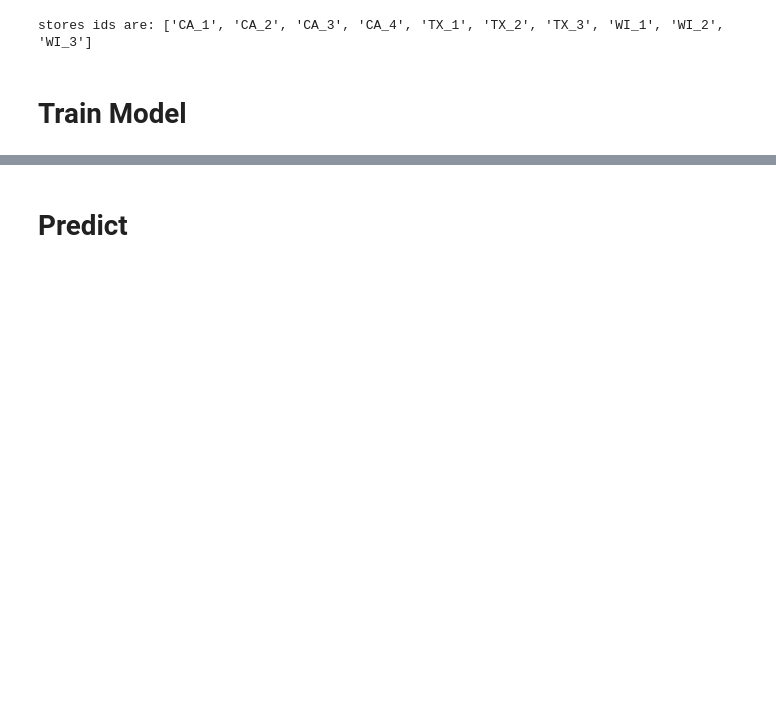
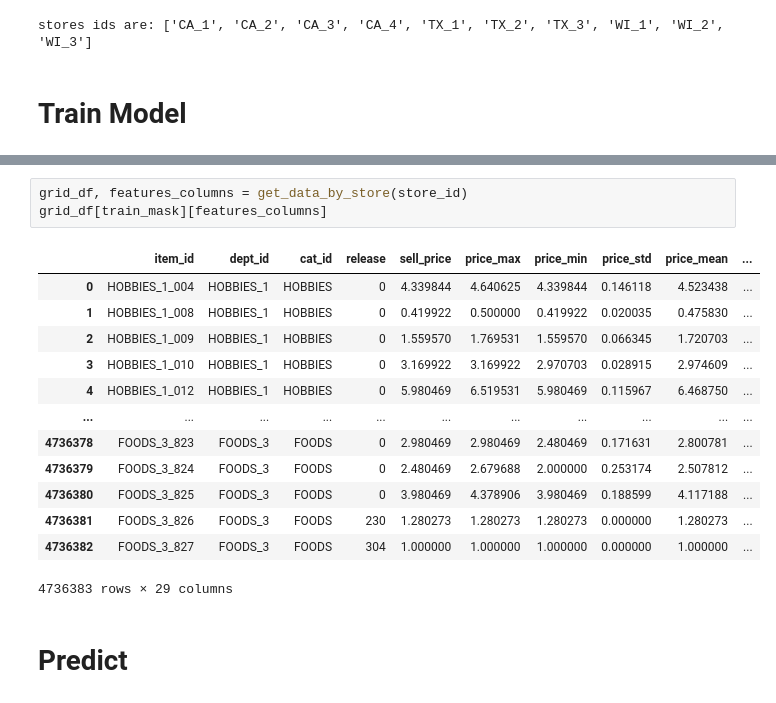
Before and after one commit to wkCircle/m5-accuracy-competition, a Jupyter notebook: m5-final-XX.ipynb, the cells around one changed output, grey strips where cells are left out. Drawn from its saved outputs; the diff is of its cells as text; blank space fills up the shorter version.

```diff
--- a/m5-final-XX.ipynb
+++ b/m5-final-XX.ipynb
@@ -245,3 +245,20 @@ Training until validation scores don't improve for 50 rounds
+# %%
+grid_df, features_columns = get_data_by_store(store_id)
+grid_df[train_mask][features_columns]
+# %% [output]
+|  | item_id | dept_id | cat_id | release | sell_price | price_max | price_min | price_std | price_mean | ... |
+| 0 | HOBBIES_1_004 | HOBBIES_1 | HOBBIES | 0 | 4.339844 | 4.640625 | 4.339844 | 0.146118 | 4.523438 | ... |
+| 1 | HOBBIES_1_008 | HOBBIES_1 | HOBBIES | 0 | 0.419922 | 0.500000 | 0.419922 | 0.020035 | 0.475830 | ... |
+| 2 | HOBBIES_1_009 | HOBBIES_1 | HOBBIES | 0 | 1.559570 | 1.769531 | 1.559570 | 0.066345 | 1.720703 | ... |
+| 3 | HOBBIES_1_010 | HOBBIES_1 | HOBBIES | 0 | 3.169922 | 3.169922 | 2.970703 | 0.028915 | 2.974609 | ... |
+| 4 | HOBBIES_1_012 | HOBBIES_1 | HOBBIES | 0 | 5.980469 | 6.519531 | 5.980469 | 0.115967 | 6.468750 | ... |
+| ... | ... | ... | ... | ... | ... | ... | ... | ... | ... | ... |
+| 4736378 | FOODS_3_823 | FOODS_3 | FOODS | 0 | 2.980469 | 2.980469 | 2.480469 | 0.171631 | 2.800781 | ... |
+| 4736379 | FOODS_3_824 | FOODS_3 | FOODS | 0 | 2.480469 | 2.679688 | 2.000000 | 0.253174 | 2.507812 | ... |
+| 4736380 | FOODS_3_825 | FOODS_3 | FOODS | 0 | 3.980469 | 4.378906 | 3.980469 | 0.188599 | 4.117188 | ... |
+| 4736381 | FOODS_3_826 | FOODS_3 | FOODS | 230 | 1.280273 | 1.280273 | 1.280273 | 0.000000 | 1.280273 | ... |
+| 4736382 | FOODS_3_827 | FOODS_3 | FOODS | 304 | 1.000000 | 1.000000 | 1.000000 | 0.000000 | 1.000000 | ... |
+4736383 rows × 29 columns
 # %% [markdown]
 # Predict
 # %%
```
Also changed, not shown: parts of 2 cells of this notebook.
